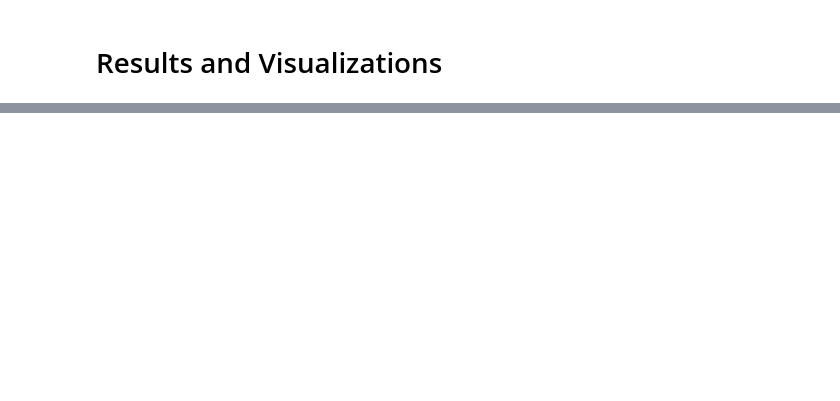
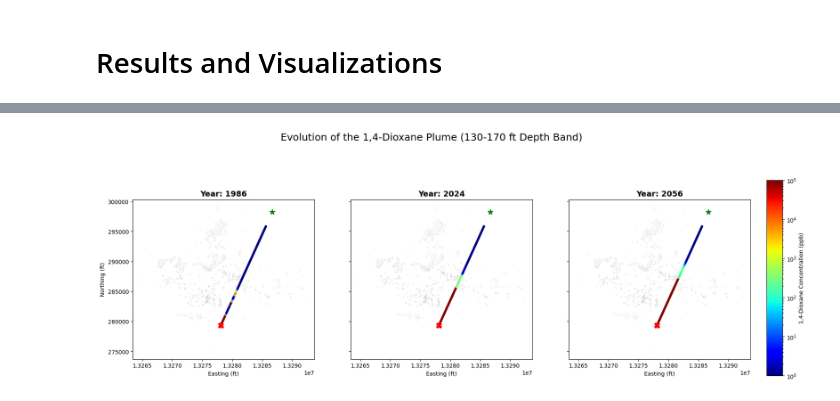
Before and after one commit to mgopal64/pinn-gelman-dioxane-modeling, a Jupyter notebook: GelmanPlumePINNPresentation.ipynb, the cells around one changed output, grey strips where cells are left out. Drawn from its saved outputs; the diff is of its cells as text; code cells hidden in the pictures; blank space fills up the shorter version.

Commit message:
complete with results and visualizations

```diff
--- a/GelmanPlumePINNPresentation.ipynb
+++ b/GelmanPlumePINNPresentation.ipynb
@@ -346,0 +329,64 @@ plt.show()
+# %%
+import matplotlib.pyplot as plt
+import numpy as np
+import torch
+from matplotlib.colors import LogNorm
+
+# 1. Setup Geographic Mapping Constants
+source_coord = np.array([13278097, 279314]) #Gelman source site
+target_coord = np.array([13286705, 298215]) # Barton Pond (drinking water inlet)
+unit_vec = (target_coord - source_coord) / np.linalg.norm(target_coord - source_coord)
+
+
+years_to_show = [1986, 2024, 2056]
+fig, axes = plt.subplots(1, 3, figsize=(20, 7), sharex=True, sharey=True)
+model.eval()
+
+# Iterate through time slices
+for i, year in enumerate(years_to_show):
+    ax = axes[i]
+
+    # Calculate Normalized Time
+    t_val = (year - 1986) / T_MAX_YEARS
+
+    # Generate spatial grid and predictions
+    x_grid = torch.linspace(0, 1, 500, device=device).view(-1, 1)
+    t_grid = torch.ones_like(x_grid) * t_val
+
+    with torch.no_grad():
+        c_norm = model(x_grid, t_grid).cpu().numpy()
+
+    # De-normalize
+    c_ppb = 10**(c_norm * C_LOG_MAX) - 1
+    x_feet = x_grid.cpu().numpy() * X_MAX_DIST
+
+    # Map to Geographic Coordinates
+    geo_x = source_coord[0] + (x_feet * unit_vec[0])
+    geo_y = source_coord[1] + (x_feet * unit_vec[1])
+
+    # Plotting Background Wells
+    ax.scatter(wells['Easting'], wells['Northing'], c='lightgray', s=3, alpha=0.2)
+
+    # Plot the Forecast Line for that year
+    sc = ax.scatter(geo_x, geo_y, c=c_ppb.flatten(), cmap='jet', s=8,
+                    norm=LogNorm(vmin=1, vmax=100000))
+
+    # Landmarks
+    ax.scatter(*source_coord, color='red', s=100, marker='X', zorder=5)
+    ax.scatter(*target_coord, color='green', s=100, marker='*', zorder=5)
+
+    # Formatting
+    ax.set_title(f"Year: {year}", fontsize=14, fontweight='bold')
+    ax.set_aspect('equal')
+    ax.set_xlabel('Easting (ft)')
+    if i == 0:
+        ax.set_ylabel('Northing (ft)')
+
+# Add a single colorbar for the whole figure
+cbar_ax = fig.add_axes([0.92, 0.15, 0.02, 0.7])
+fig.colorbar(sc, cax=cbar_ax, label='1,4-Dioxane Concentration (ppb)')
+
+plt.suptitle('Evolution of the 1,4-Dioxane Plume (130-170 ft Depth Band)', fontsize=18, y=1.02)
+plt.show()
+# %% [output]
+[figure, added]
```
Also changed, not shown: parts of 10 cells of this notebook.
